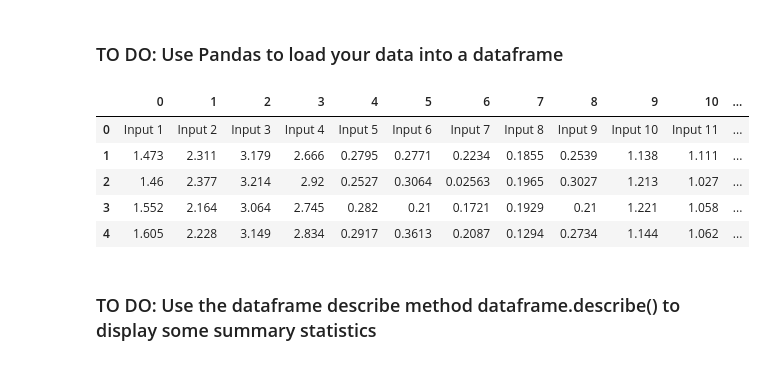
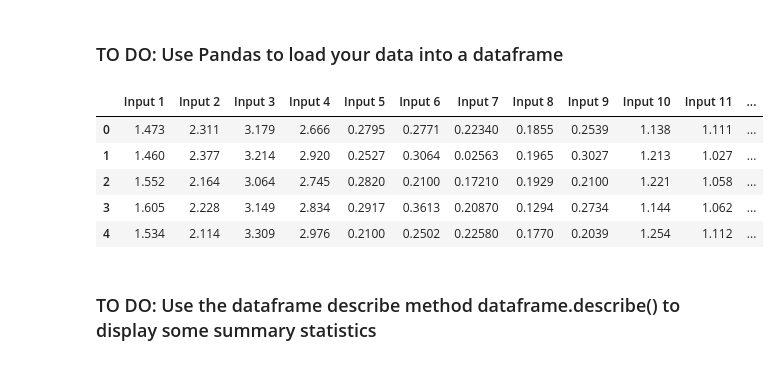
Before and after one commit to Zeni1137/SensorData341, a Jupyter notebook: SensorData-Group5.ipynb, the cells around one changed output. Drawn from its saved outputs; the diff is of its cells as text; code cells hidden in the pictures.

```diff
--- a/SensorData-Group5.ipynb
+++ b/SensorData-Group5.ipynb
@@ -49,16 +49,16 @@ np.set_printoptions(precision=3, suppress=True)
 ### TO DO: Use Pandas to load your data into a dataframe
 # %%
 # Display the first ten rows after you load the data.
-df = pd.read_csv("data/Sensor_Data_Confidential_341Project_DataSet5.csv", header = None)
+df = pd.read_csv("data/Sensor_Data_Confidential_341Project_DataSet5.csv")
 
 df.head()
 # %% [output]
-|  | 0 | 1 | 2 | 3 | 4 | 5 | 6 | 7 | 8 | 9 | 10 | ... |
-| 0 | Input 1 | Input 2 | Input 3 | Input 4 | Input 5 | Input 6 | Input 7 | Input 8 | Input 9 | Input 10 | Input 11 | ... |
-| 1 | 1.473 | 2.311 | 3.179 | 2.666 | 0.2795 | 0.2771 | 0.2234 | 0.1855 | 0.2539 | 1.138 | 1.111 | ... |
-| 2 | 1.46 | 2.377 | 3.214 | 2.92 | 0.2527 | 0.3064 | 0.02563 | 0.1965 | 0.3027 | 1.213 | 1.027 | ... |
-| 3 | 1.552 | 2.164 | 3.064 | 2.745 | 0.282 | 0.21 | 0.1721 | 0.1929 | 0.21 | 1.221 | 1.058 | ... |
-| 4 | 1.605 | 2.228 | 3.149 | 2.834 | 0.2917 | 0.3613 | 0.2087 | 0.1294 | 0.2734 | 1.144 | 1.062 | ... |
+|  | Input 1 | Input 2 | Input 3 | Input 4 | Input 5 | Input 6 | Input 7 | Input 8 | Input 9 | Input 10 | Input 11 | ... |
+| 0 | 1.473 | 2.311 | 3.179 | 2.666 | 0.2795 | 0.2771 | 0.22340 | 0.1855 | 0.2539 | 1.138 | 1.111 | ... |
+| 1 | 1.460 | 2.377 | 3.214 | 2.920 | 0.2527 | 0.3064 | 0.02563 | 0.1965 | 0.3027 | 1.213 | 1.027 | ... |
+| 2 | 1.552 | 2.164 | 3.064 | 2.745 | 0.2820 | 0.2100 | 0.17210 | 0.1929 | 0.2100 | 1.221 | 1.058 | ... |
+| 3 | 1.605 | 2.228 | 3.149 | 2.834 | 0.2917 | 0.3613 | 0.20870 | 0.1294 | 0.2734 | 1.144 | 1.062 | ... |
+| 4 | 1.534 | 2.114 | 3.309 | 2.976 | 0.2100 | 0.2502 | 0.22580 | 0.1770 | 0.2039 | 1.254 | 1.112 | ... |
 # %% [markdown]
 ### TO DO: Use the dataframe describe method dataframe.describe() to display some summary statistics
 # %%
```
Also changed, not shown: parts of 10 cells of this notebook.
